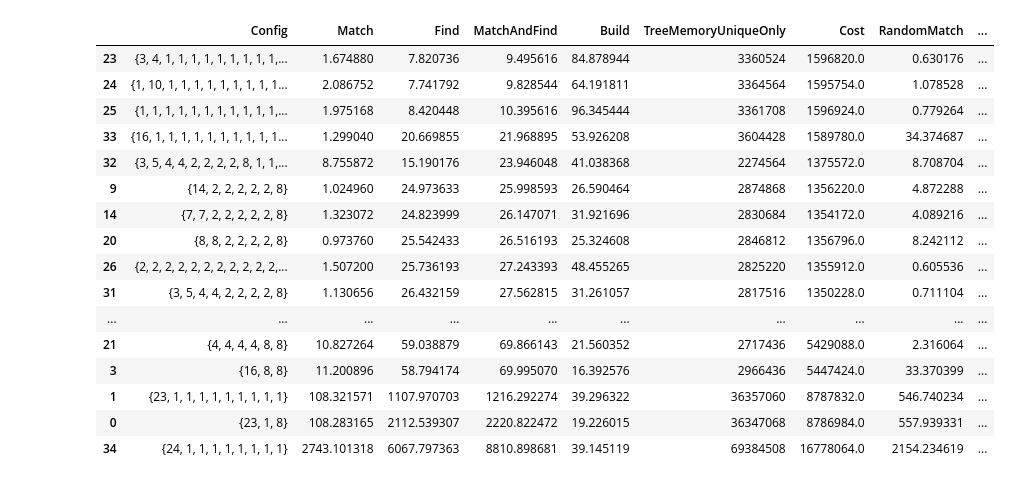
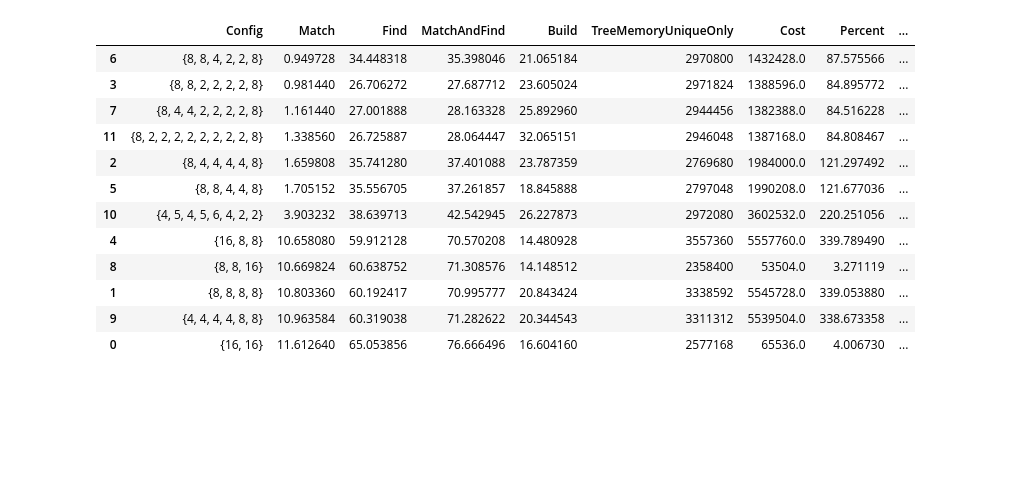
Before and after one commit to matrackif/TrieStrides, a Jupyter notebook: flavors_data_analysis.ipynb, the cells around one changed output. Cells and saved outputs as stored; diff of their text form; code cells hidden in the pictures; blank space fills up the shorter version.

```diff
--- a/flavors_data_analysis.ipynb
+++ b/flavors_data_analysis.ipynb
@@ -5,11 +5,14 @@ import os
 import matplotlib.pyplot as plt
 sys.path.append("FixedStrides")
 from main import *
+results_wolant = pd.read_csv('ip32_wolant_results.csv', sep=';')
+results_fst = pd.read_csv('ip32_fst_results.csv', sep=';')
+results_equal_dist = pd.read_csv('ip32_equal_dist_results.csv', sep=';')
 # results_au = pd.read_csv('ipResults_home_gtx980_australia.csv', sep=';')
-results_au_32bit = pd.read_csv('ip_32bit_au.csv', sep=';')
-results_tokyo = pd.read_csv('ip_32bit_tokyo.csv', sep=';')
-results_au_32bit.drop(results_au_32bit.columns[len(results_au_32bit.columns)-1], axis=1, inplace=True)  # delete NaN column
-results_tokyo.drop(results_tokyo.columns[len(results_tokyo.columns)-1], axis=1, inplace=True)  # delete NaN column
+# results_au_32bit = pd.read_csv('ip_32bit_au.csv', sep=';')
+# results_tokyo = pd.read_csv('ip_32bit_tokyo.csv', sep=';')
+# results_au_32bit.drop(results_au_32bit.columns[len(results_au_32bit.columns)-1], axis=1, inplace=True)  # delete NaN column
+# results_tokyo.drop(results_tokyo.columns[len(results_tokyo.columns)-1], axis=1, inplace=True)  # delete NaN column
 # %%
 def plot_prefix_distribution(prefixes):
     lengths = utils.get_lengths(prefixes)
@@ -26,0 +24,4 @@ Read 565949 prefixes from file in 8.740188360214233 seconds
+# %%
+# prefixes_au = utils.get_prefixes_from_file(file_name='FixedStrides/data/data-raw-table_australia_012016.txt')
+prefixes_tokyo = utils.get_prefixes_from_file(file_name='FixedStrides/data/data-raw-table_tokyo_012016.txt')
+node_counts_tokyo = utils.get_node_counts(prefixes_tokyo)
@@ -47,3 +41,10 @@ def append_stats(row: pd.Series, nodes: list):
     build_and_match = float(row['Build']) + float(row['Match'])
     match_and_find = float(row['Match']) + float(row['Find'])
     return pd.Series([cost, percent, build_and_find, build_and_match, match_and_find])
+
+def append_stats_to_df(df: pd.DataFrame):
+    newcol_names = ['Cost', 'Percent', 'BuildAndFind', 'BuildAndMatch', 'MatchAndFind']
+    # For now assume Tokyo dataset
+    newcols = df.apply(lambda row: append_stats(row, node_counts_tokyo), axis=1)
+    newcols.columns = newcol_names
+    return df.join(newcols)
@@ -67,22 +51,22 @@ Attempting to find cost at level: 39 when len(nodes) is:  31
+# %%
+results_wolant = append_stats_to_df(results_wolant)
+results_fst = append_stats_to_df(results_fst)
+results_equal_dist = append_stats_to_df(results_equal_dist)
 # %%
-results_au_32bit = results_au_32bit.sort_values('MatchAndFind')
-results_au_32bit[['Config', 'Match', 'Find', 'MatchAndFind', 'Build', 'TreeMemoryUniqueOnly', 'Cost', 'RandomMatch', 'RandomSort', 'RandomSortedMatch']]
+results_wolant = results_wolant.sort_values('Match')
+results_wolant[['Config', 'Match', 'Find', 'MatchAndFind', 'Build', 'TreeMemoryUniqueOnly', 'Cost', 'Percent', 'ChildrenMemory', 'ContainerStartsMemory', 'ContainerLengthsMemory']]
 # %% [output]
-|  | Config | Match | Find | MatchAndFind | Build | TreeMemoryUniqueOnly | Cost | RandomMatch | ... |
-| 23 | {3, 4, 1, 1, 1, 1, 1, 1, 1, 1, 1,... | 1.674880 | 7.820736 | 9.495616 | 84.878944 | 3360524 | 1596820.0 | 0.630176 | ... |
-| 24 | {1, 10, 1, 1, 1, 1, 1, 1, 1, 1, 1... | 2.086752 | 7.741792 | 9.828544 | 64.191811 | 3364564 | 1595754.0 | 1.078528 | ... |
-| 25 | {1, 1, 1, 1, 1, 1, 1, 1, 1, 1, 1,... | 1.975168 | 8.420448 | 10.395616 | 96.345444 | 3361708 | 1596924.0 | 0.779264 | ... |
-| 33 | {16, 1, 1, 1, 1, 1, 1, 1, 1, 1, 1... | 1.299040 | 20.669855 | 21.968895 | 53.926208 | 3604428 | 1589780.0 | 34.374687 | ... |
-| 32 | {3, 5, 4, 4, 2, 2, 2, 2, 8, 1, 1,... | 8.755872 | 15.190176 | 23.946048 | 41.038368 | 2274564 | 1375572.0 | 8.708704 | ... |
-| 9 | {14, 2, 2, 2, 2, 2, 8} | 1.024960 | 24.973633 | 25.998593 | 26.590464 | 2874868 | 1356220.0 | 4.872288 | ... |
-| 14 | {7, 7, 2, 2, 2, 2, 2, 8} | 1.323072 | 24.823999 | 26.147071 | 31.921696 | 2830684 | 1354172.0 | 4.089216 | ... |
-| 20 | {8, 8, 2, 2, 2, 2, 8} | 0.973760 | 25.542433 | 26.516193 | 25.324608 | 2846812 | 1356796.0 | 8.242112 | ... |
-| 26 | {2, 2, 2, 2, 2, 2, 2, 2, 2, 2, 2,... | 1.507200 | 25.736193 | 27.243393 | 48.455265 | 2825220 | 1355912.0 | 0.605536 | ... |
-| 31 | {3, 5, 4, 4, 2, 2, 2, 2, 8} | 1.130656 | 26.432159 | 27.562815 | 31.261057 | 2817516 | 1350228.0 | 0.711104 | ... |
-| ... | ... | ... | ... | ... | ... | ... | ... | ... | ... |
-| 21 | {4, 4, 4, 4, 8, 8} | 10.827264 | 59.038879 | 69.866143 | 21.560352 | 2717436 | 5429088.0 | 2.316064 | ... |
-| 3 | {16, 8, 8} | 11.200896 | 58.794174 | 69.995070 | 16.392576 | 2966436 | 5447424.0 | 33.370399 | ... |
-| 1 | {23, 1, 1, 1, 1, 1, 1, 1, 1, 1} | 108.321571 | 1107.970703 | 1216.292274 | 39.296322 | 36357060 | 8787832.0 | 546.740234 | ... |
-| 0 | {23, 1, 8} | 108.283165 | 2112.539307 | 2220.822472 | 19.226015 | 36347068 | 8786984.0 | 557.939331 | ... |
-| 34 | {24, 1, 1, 1, 1, 1, 1, 1, 1} | 2743.101318 | 6067.797363 | 8810.898681 | 39.145119 | 69384508 | 16778064.0 | 2154.234619 | ... |
+|  | Config | Match | Find | MatchAndFind | Build | TreeMemoryUniqueOnly | Cost | Percent | ... |
+| 6 | {8, 8, 4, 2, 2, 8} | 0.949728 | 34.448318 | 35.398046 | 21.065184 | 2970800 | 1432428.0 | 87.575566 | ... |
+| 3 | {8, 8, 2, 2, 2, 2, 8} | 0.981440 | 26.706272 | 27.687712 | 23.605024 | 2971824 | 1388596.0 | 84.895772 | ... |
+| 7 | {8, 4, 4, 2, 2, 2, 2, 8} | 1.161440 | 27.001888 | 28.163328 | 25.892960 | 2944456 | 1382388.0 | 84.516228 | ... |
+| 11 | {8, 2, 2, 2, 2, 2, 2, 2, 2, 8} | 1.338560 | 26.725887 | 28.064447 | 32.065151 | 2946048 | 1387168.0 | 84.808467 | ... |
+| 2 | {8, 4, 4, 4, 4, 8} | 1.659808 | 35.741280 | 37.401088 | 23.787359 | 2769680 | 1984000.0 | 121.297492 | ... |
+| 5 | {8, 8, 4, 4, 8} | 1.705152 | 35.556705 | 37.261857 | 18.845888 | 2797048 | 1990208.0 | 121.677036 | ... |
+| 10 | {4, 5, 4, 5, 6, 4, 2, 2} | 3.903232 | 38.639713 | 42.542945 | 26.227873 | 2972080 | 3602532.0 | 220.251056 | ... |
+| 4 | {16, 8, 8} | 10.658080 | 59.912128 | 70.570208 | 14.480928 | 3557360 | 5557760.0 | 339.789490 | ... |
+| 8 | {8, 8, 16} | 10.669824 | 60.638752 | 71.308576 | 14.148512 | 2358400 | 53504.0 | 3.271119 | ... |
+| 1 | {8, 8, 8, 8} | 10.803360 | 60.192417 | 70.995777 | 20.843424 | 3338592 | 5545728.0 | 339.053880 | ... |
+| 9 | {4, 4, 4, 4, 8, 8} | 10.963584 | 60.319038 | 71.282622 | 20.344543 | 3311312 | 5539504.0 | 338.673358 | ... |
+| 0 | {16, 16} | 11.612640 | 65.053856 | 76.666496 | 16.604160 | 2577168 | 65536.0 | 4.006730 | ... |
 # %%
```
Also changed, not shown: parts of 21 cells of this notebook, 4 other files.
